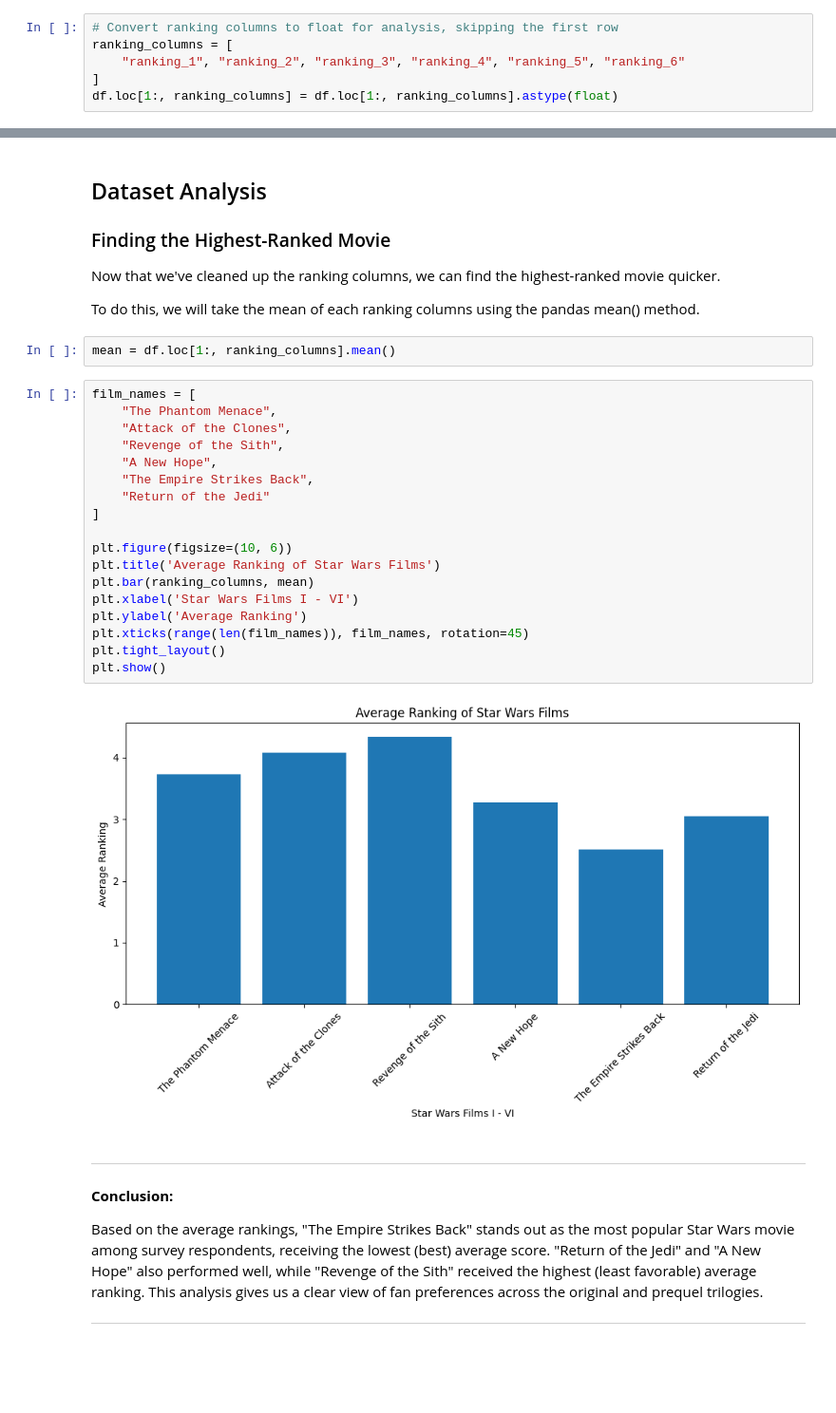
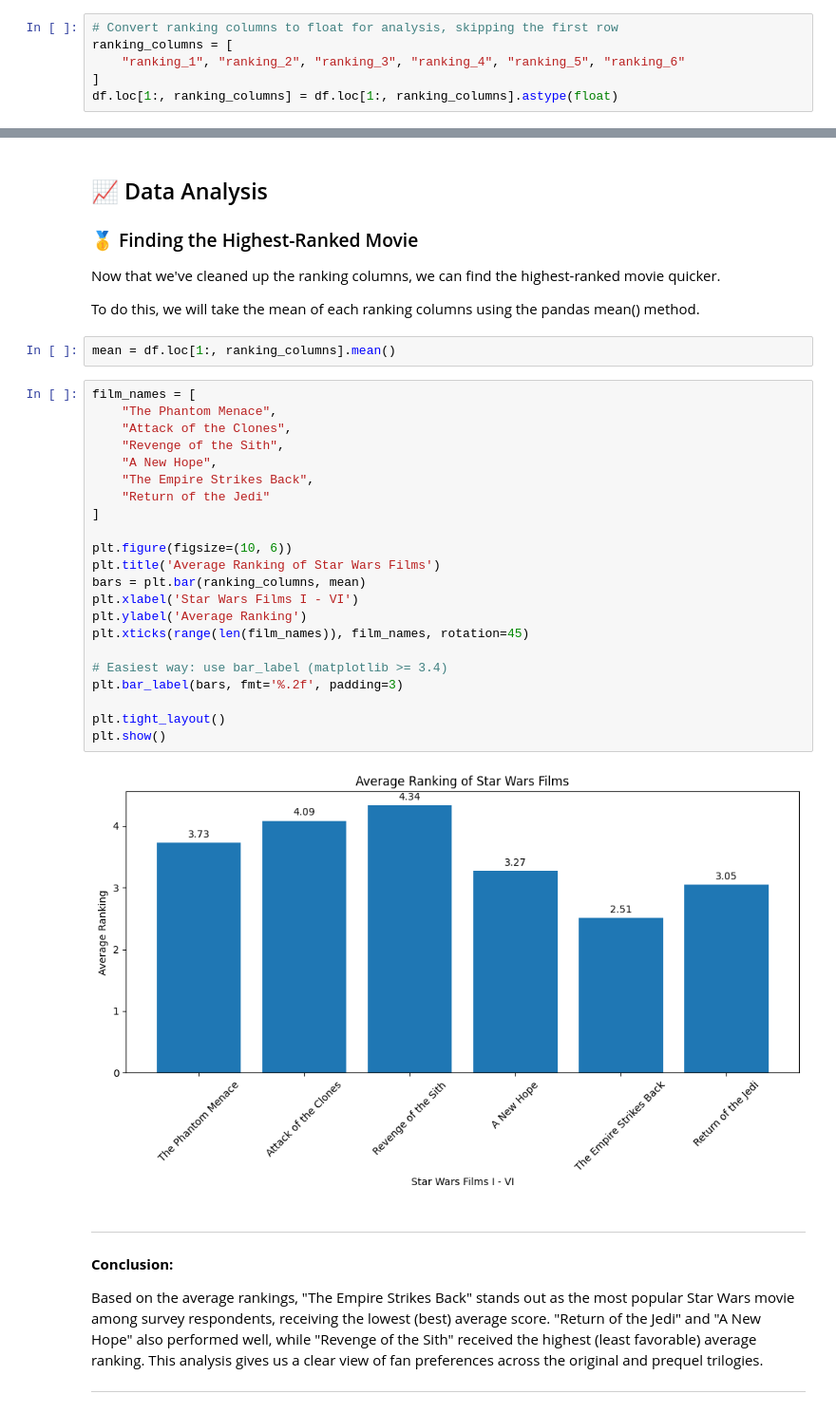
Before and after one commit to jackren0000/Star-Wars-Survey, a Jupyter notebook: main.ipynb, the cells around one changed output, grey strips where cells are left out. Shown at 95% size. Cells and saved outputs as stored; diff of their text form; blank space fills up the shorter version.

Commit message:
Update data analysis section.

```diff
--- a/main.ipynb
+++ b/main.ipynb
@@ -317,9 +322,9 @@ df[ranking_columns].head()
 | 3 | 1.0 | 2.0 | 3.0 | 4.0 | 5.0 | 6.0 |
 | 4 | 5.0 | 6.0 | 1.0 | 2.0 | 4.0 | 3.0 |
 # %% [markdown]
-## Dataset Analysis
+## 📈 Data Analysis
 
-### Finding the Highest-Ranked Movie
+### 🥇 Finding the Highest-Ranked Movie
 
 Now that we've cleaned up the ranking columns, we can find the highest-ranked movie quicker.
 
@@ -329,23 +334,27 @@ mean = df.loc[1:, ranking_columns].mean()
 # %%
 film_names = [
     "The Phantom Menace",
     "Attack of the Clones",
     "Revenge of the Sith",
     "A New Hope",
     "The Empire Strikes Back",
     "Return of the Jedi"
 ]
 
 plt.figure(figsize=(10, 6))
 plt.title('Average Ranking of Star Wars Films')
-plt.bar(ranking_columns, mean)
+bars = plt.bar(ranking_columns, mean)
 plt.xlabel('Star Wars Films I - VI')
 plt.ylabel('Average Ranking')
 plt.xticks(range(len(film_names)), film_names, rotation=45)
+
+# Easiest way: use bar_label (matplotlib >= 3.4)
+plt.bar_label(bars, fmt='%.2f', padding=3)
+
 plt.tight_layout()
 plt.show()
 # %% [output]
-[figure, old version]
+[figure, new version]
 # %% [markdown]
 ---
 
```
Also changed, not shown: parts of 14 cells of this notebook.
